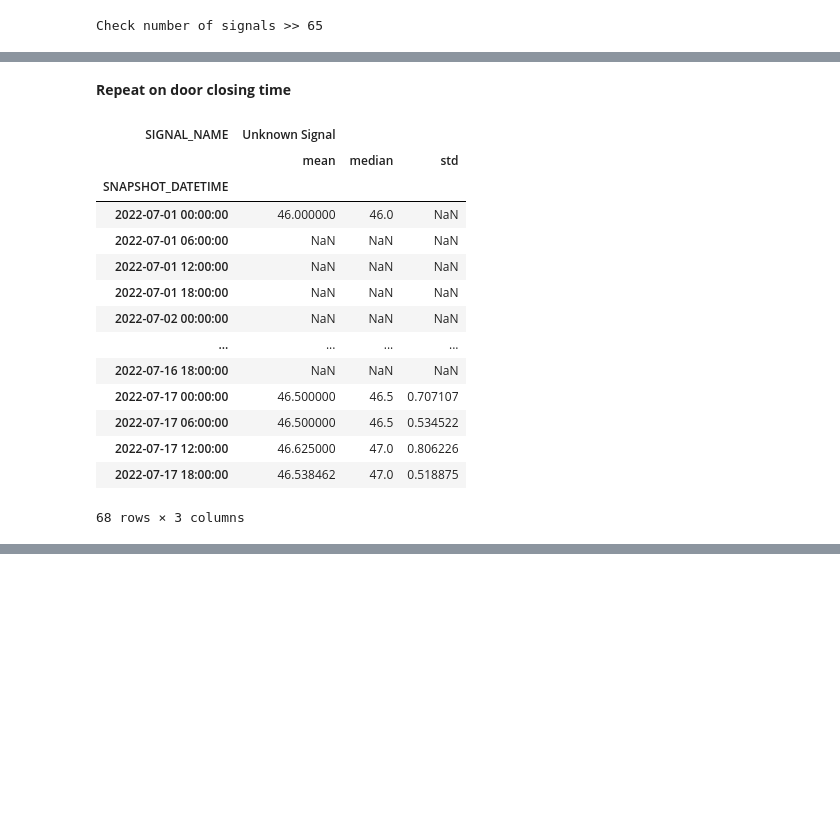
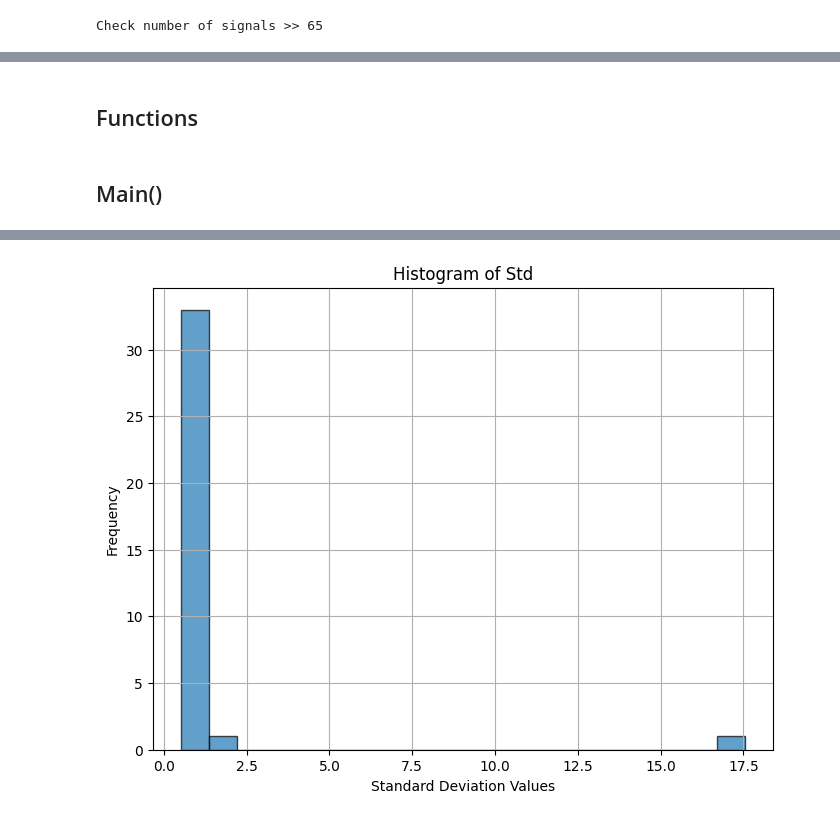
Before and after one commit to yinwongtrains/Door-Opening-Closing, a Jupyter notebook: A23_Door_Analysis.ipynb, the cells around one changed output, grey strips where cells are left out. Drawn from its saved outputs; the diff is of its cells as text; code cells hidden in the pictures; blank space fills up the shorter version.

```diff
--- a/A23_Door_Analysis.ipynb
+++ b/A23_Door_Analysis.ipynb
@@ -8,7 +9,8 @@ from bokeh.layouts import column
 # %%
 # read the csv file and clean it up.
 df = (pd
-      .read_csv('data/A23_door_opening (1).csv')
+      # .read_csv('/A23_door_opening (1).csv')
+      .read_csv('/content/drive/MyDrive/Colab Notebooks/A23_door_opening (1).csv')
       .pivot(index=['SNAPSHOT_DATETIME'], columns=['SIGNAL_NAME'], values='SIGNAL_VALUE_N')
       .reset_index()
       .sort_values(by='SNAPSHOT_DATETIME')
@@ -183,8 +189,8 @@ show(column([p, p2]))
 [interactive output not drawn]
 [interactive output not drawn]
 [interactive output not drawn]
-# %% [markdown]
-**Repeat on door closing time**
+# %% [markdown]
+## Functions
 # %%
 
 def run_everything(df_input, signal, t1, t2, frequency, calc_method, plot):
@@ -192,9 +198,9 @@ def run_everything(df_input, signal, t1, t2, frequency, calc_method, plot):
   # USER INPUTS
 
 
-  if signal[8] == ['C']:
+  if signal[7] == 'C':
     renamed_signal = 'Door Close'
-  elif signal[8] == ['O']:
+  elif signal[7] == 'O':
     renamed_signal = 'Door Open'
   else:
     renamed_signal = 'Unknown Signal'
@@ -232,16 +238,20 @@ def calc_stats(df_input, renamed_signal, calc_method):
   df_working = df_input.copy()
 
   if calc_method == 'rolling':
-    df_working['Rolling Mean'] = df_working[renamed_signal].rolling(frequency).mean()
-    df_working['Rolling Median'] = df_working[renamed_signal].rolling(frequency).median()
-    df_working['Rolling Std'] = df_working[renamed_signal].rolling(frequency).std()
+    df_working['Mean'] = df_working[renamed_signal].rolling(frequency).mean()
+    df_working['Median'] = df_working[renamed_signal].rolling(frequency).median()
+    df_working['Std'] = df_working[renamed_signal].rolling(frequency).std()
 
   if calc_method == 'grouping':
     df_working = (df_working
                   .groupby(pd.Grouper(freq=frequency)).agg({renamed_signal: ['mean', 'median', 'std']})
-                  # .reset_index(drop=True)
+                  .reset_index()
     )
-    # df_working.columns = ['Grouped Mean', 'Grouped Median', 'Grouped Std']
+
+    df_working.columns = ['SNAPSHOT_DATETIME', 'Mean', 'Median', 'Std']
+
+  df_working[renamed_signal] = df_working['Mean']
+
 
   return df_working
 
@@ -253,8 +263,8 @@ def plot_results(df_input, renamed_signal):
 
   # Add a scatter plot
   p.scatter(df_input['SNAPSHOT_DATETIME'], df_input[renamed_signal], color='blue', alpha=0.5, legend_label=f'{renamed_signal}')
-  p.scatter(df_input['SNAPSHOT_DATETIME'], df_input['Rolling Mean'], color='red', alpha=0.5, legend_label=f'Rolling Mean {frequency}')
-  p.scatter(df_input['SNAPSHOT_DATETIME'], df_input['Rolling Median'], color='green', alpha=0.5, legend_label=f'Rolling Median {frequency}')
+  p.scatter(df_input['SNAPSHOT_DATETIME'], df_input['Mean'], color='red', alpha=0.5, legend_label=f'Mean {frequency}')
+  p.scatter(df_input['SNAPSHOT_DATETIME'], df_input['Median'], color='green', alpha=0.5, legend_label=f'Median {frequency}')
 
   p.legend.label_text_font_size = "10pt"
   p.legend.location = "top_left"
@@ -263,7 +273,7 @@ def plot_results(df_input, renamed_signal):
 
   p2 = figure(title=f'{renamed_signal}', x_axis_type="datetime", height=300, width=1000)
 
-  p2.scatter(df_input['SNAPSHOT_DATETIME'], df_input['Rolling Std'], color='orange', alpha=0.5, legend_label=f'Rolling Std {frequency}')
+  p2.scatter(df_input['SNAPSHOT_DATETIME'], df_input['Std'], color='orange', alpha=0.5, legend_label=f'Std {frequency}')
 
   p2.legend.label_text_font_size = "10pt"
   p2.legend.location = "top_left"
@@ -271,7 +281,20 @@ def plot_results(df_input, renamed_signal):
   ########################
 
   # Show the plot
-  show(column([p, p2]))
+  show(column([p2]))
+
+  #########################
+  # plot histograms of standard deviations
+
+  plt.figure(figsize=(8, 6))
+  plt.hist(df_input['Std'], bins=20, edgecolor='black', alpha=0.7)
+  plt.title('Histogram of Std')
+  plt.xlabel('Standard Deviation Values')
+  plt.ylabel('Frequency')
+  plt.grid(True)
+  plt.show()
+# %% [markdown]
+## Main()
 # %%
 # define start and end times
 signal = 'RT4DCRDCT6'
@@ -279,23 +302,7 @@ t1 = '2022-07-01'
 t2 = '2022-07-18'
 frequency = '6H'
 calc_method = 'grouping'
-plot = 0
+plot = 1
 
 df_out = run_everything(df, signal, t1, t2, frequency, calc_method, plot)
-display(df_out)
 # %% [output]
-| SIGNAL_NAME | Unknown Signal |  |  |
-|  | mean | median | std |
-| SNAPSHOT_DATETIME |  |  |  |
-| 2022-07-01 00:00:00 | 46.000000 | 46.0 | NaN |
-| 2022-07-01 06:00:00 | NaN | NaN | NaN |
-| 2022-07-01 12:00:00 | NaN | NaN | NaN |
-| 2022-07-01 18:00:00 | NaN | NaN | NaN |
-| 2022-07-02 00:00:00 | NaN | NaN | NaN |
-| ... | ... | ... | ... |
-| 2022-07-16 18:00:00 | NaN | NaN | NaN |
-| 2022-07-17 00:00:00 | 46.500000 | 46.5 | 0.707107 |
-| 2022-07-17 06:00:00 | 46.500000 | 46.5 | 0.534522 |
-| 2022-07-17 12:00:00 | 46.625000 | 47.0 | 0.806226 |
-| 2022-07-17 18:00:00 | 46.538462 | 47.0 | 0.518875 |
-68 rows × 3 columns
@@ -301,0 +312 @@ display(df_out)
+[figure, added]
```
Also changed, not shown: parts of 8 cells of this notebook.
